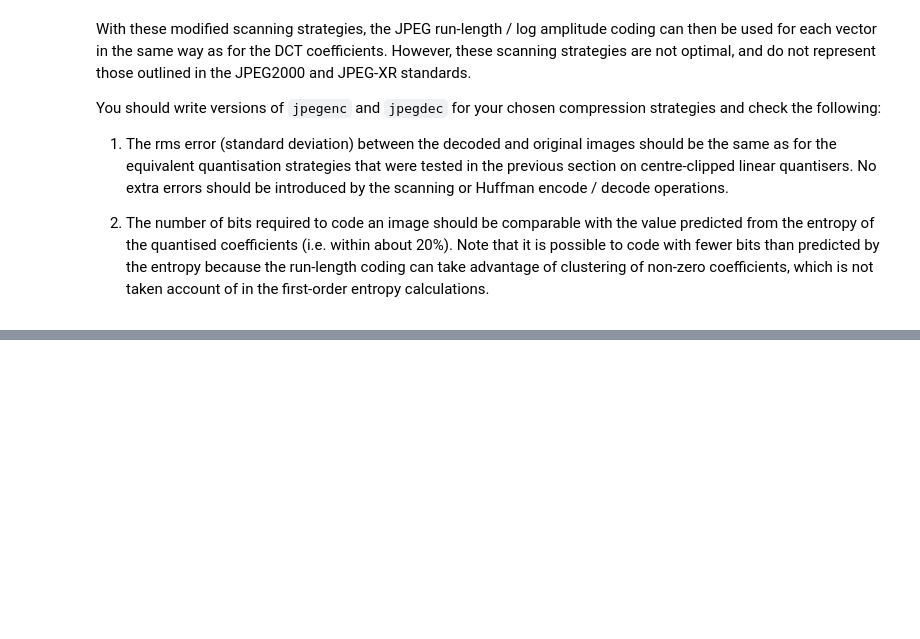
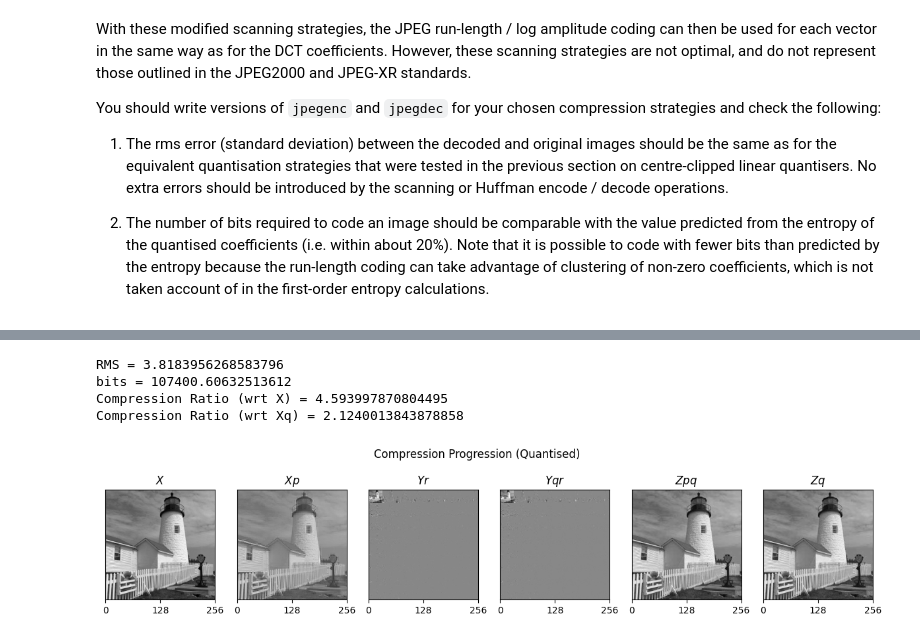
Before and after one commit to jet-tong/cued_sf2_lab, a Jupyter notebook: 12-huffman-jensen.ipynb, the cells around one changed output, grey strips where cells are left out. Saved outputs shown, nothing was run; the diff lists cells and outputs as text; code cells hidden in the pictures; blank space fills up the shorter version.

```diff
--- a/12-huffman-jensen.ipynb
+++ b/12-huffman-jensen.ipynb
@@ -200,0 +294,38 @@ first-order entropy calculations.
+# %%
+# Compression Progression (Quantised)
+Xp = pot(X, N=8, s=1)
+Y = dct(Xp, N=8)
+Yr = dct_regroup(Y, N=8)
+Yrr = dct_reshape(Yr, N=8)
+
+step = 17
+Yq = quantise(Y, step)
+
+Yqr = dct_regroup(Yq, N=8)
+Yqrr = dct_reshape(Yqr, N=8)
+Zpq = idct(Yq, N=8)
+Zq = ipot(Zpq, N=8, s=1)
+
+rms = np.std(Zq-X)
+bits_Yq = bpp(Yq) * Yq.size
+bits_X = bpp(X) * X.size
+cr = bits_X / bits_Yq               # cr means compression ratio w.r.t. X from now on!!!!!!!!!!!!!!!!!
+print(f"RMS = {rms}")
+print(f"bits = {bits_Yq}")
+print(f"Compression Ratio (wrt X) = {cr}")
+print(f"Compression Ratio (wrt Xq) = {bpp(quantise(X,step))*X.size / bits_Yq}")
+
+# Plot multiple images
+titles = ["X", "Xp", "Yr", "Yqr", "Zpq", "Zq"]
+imgs = [X, Xp, Yr, Yqr, Zpq, Zq]
+fig, axs = plt.subplots(1, len(imgs), figsize=(15,3))
+fig.suptitle("Compression Progression (Quantised)")
+for ax, img, title in zip(axs, imgs, titles):
+    plot_image(img, ax=ax)
+    ax.set(yticks=[], title=f'${title}$')
+# %% [output]
+RMS = 3.8183956268583796
+bits = 107400.60632513612
+Compression Ratio (wrt X) = 4.593997870804495
+Compression Ratio (wrt Xq) = 2.1240013843878858
+[figure, added]
```
Also changed, not shown: parts of 17 cells of this notebook, 3 other files.
